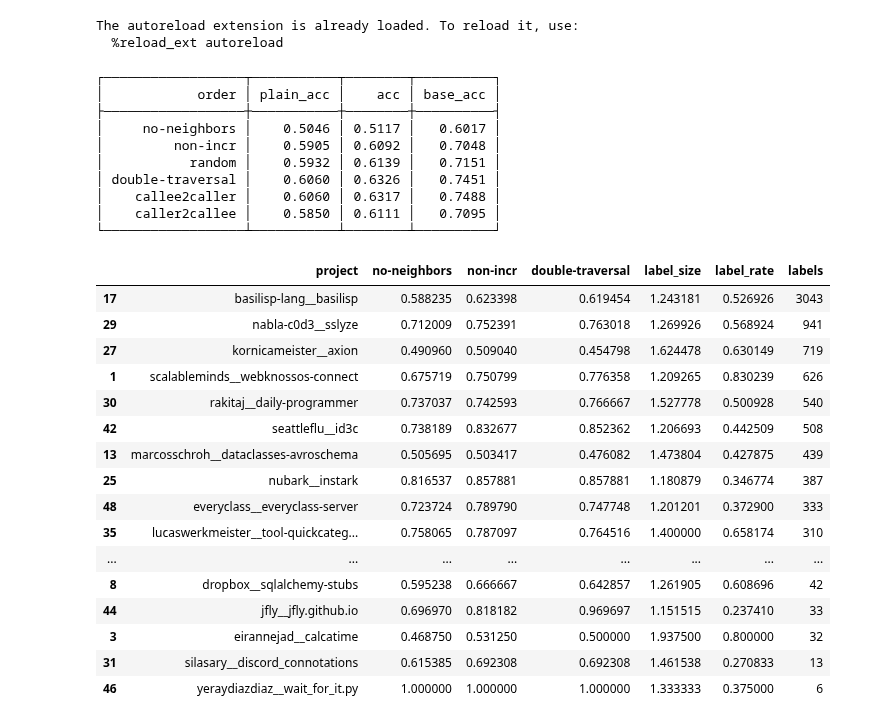
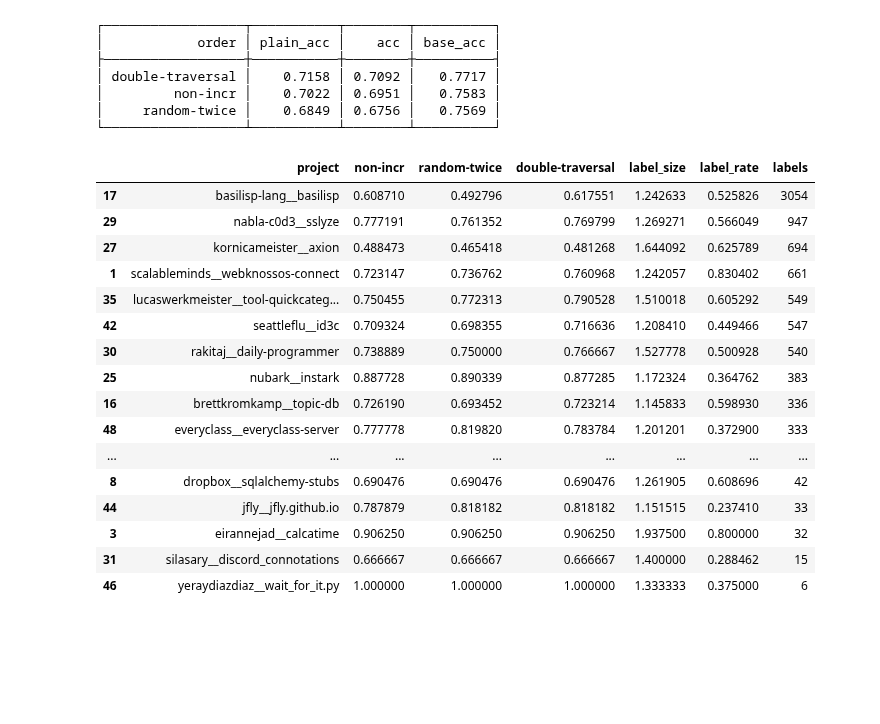
Before and after one commit to utopia-group/TypeT5, a Jupyter notebook: scripts/analyze_decoding_results.ipynb, the cells around one changed output. Cells and saved outputs as stored; diff of their text form; code cells hidden in the pictures; blank space fills up the shorter version.

Commit message:
Update to model-v6.
Improve AnnAssign type masking.

Improve dataset creation performance.

```diff
--- a/scripts/analyze_decoding_results.ipynb
+++ b/scripts/analyze_decoding_results.ipynb
@@ -15,12 +15,9 @@ os.chdir(proj_root())
 # gpu_id = 1
 # modeldir = get_model_dir()
 
-model_name="model-v5--TrainingConfig(drop_env_types=False)"
-# dataset_name = "ManyTypes4Py"
-dataset_name = "SPOT-src"
+model_name="model-v6--TrainingConfig(drop_env_types=False)"
+dataset_name = "ManyTypes4Py"
+# dataset_name = "SPOT-src"
-# %% [output]
-The autoreload extension is already loaded. To reload it, use:
-  %reload_ext autoreload
 # %%
 from spot.utils import *
 from spot.function_dataset import data_project_from_dir
@@ -36,17 +33,12 @@ test_projects = pmap(
 assert len(test_projects) > 0
 # %%
 from spot.function_decoding import DecodingOrders, EvalResult
+import re
 
 results_dir = get_eval_dir(dataset_name, model_name)
 
-decode_orders = {
-    "no-neighbors": DecodingOrders.IndependentOrder(),
-    "non-incr": DecodingOrders.IndependentOrder(),
-    "random": DecodingOrders.RandomOrder(),
-    "double-traversal": DecodingOrders.DoubleTraversal(),
-    "callee2caller": DecodingOrders.Callee2Caller(),
-    "caller2callee": DecodingOrders.Caller2Callee(),
-}
+decode_orders = [m.group(1) for f in results_dir.iterdir() if (m:=re.match(r"(.+)-EvalResult\.pkl", f.name)) is not None]
+decode_orders.sort()
 
 evals = dict[str, EvalResult]()
 
@@ -70,35 +62,21 @@ for oname in decode_orders:
     results_table.add_row([oname, *accs])
 
 print(results_table)
-write_file(results_dir / "comparison.txt", results_table.get_string())
+# write_file(results_dir / "comparison.txt", results_table.get_string())
 # %% [output]
 ┌──────────────────┬───────────┬────────┬──────────┐
 │            order │ plain_acc │    acc │ base_acc │
 ├──────────────────┼───────────┼────────┼──────────┤
-│     no-neighbors │    0.5046 │ 0.5117 │   0.6017 │
-│         non-incr │    0.5905 │ 0.6092 │   0.7048 │
-│           random │    0.5932 │ 0.6139 │   0.7151 │
-│ double-traversal │    0.6060 │ 0.6326 │   0.7451 │
-│    callee2caller │    0.6060 │ 0.6317 │   0.7488 │
-│    caller2callee │    0.5850 │ 0.6111 │   0.7095 │
+│ double-traversal │    0.7158 │ 0.7092 │   0.7717 │
+│         non-incr │    0.7022 │ 0.6951 │   0.7583 │
+│     random-twice │    0.6849 │ 0.6756 │   0.7569 │
 └──────────────────┴───────────┴────────┴──────────┘
-# %%
-import pandas as pd
-from spot.type_env import AccuracyMetric
-
-
-common_type_names = ModelWrapper.load_common_type_names(get_model_dir() / model_name)
-metrics = AccuracyMetric.default_metrics(common_type_names)
-strategy2acc = {
-    s: evals[s].error_analysis(None, acc_metric).accuracies[acc_metric.name]
-    for s in evals
-}
 # %%
 
 projects = [p.root_dir.name for p in test_projects]
 acc_metric = AccuracyMetric(common_type_names)
 
-strategies_to_show = ["no-neighbors", "non-incr", "double-traversal"]
+strategies_to_show = ["non-incr", "random-twice", "double-traversal"]
 strategy2accs = {
     s: [
         evals[s].error_analysis(pname, acc_metric).accuracies[acc_metric.name]
@@ -108,49 +86,49 @@ strategy2accs = {
 }
 
 n_annots = [
     sum(e.get_signature().n_annots() for e in p.all_elems()) for p in test_projects
 ]
 # n_labels = [
 #     sum(e.get_signature().n_annotated() for e in p.all_elems()) for p in test_projects
 # ]
 n_labels = [x.n_total for x in strategy2accs[strategies_to_show[0]]]
 label_sizes = [
     evals[strategies_to_show[0]]
     .error_analysis(pname, acc_metric)
     .accuracies[f"{acc_metric.name}_label_size"]
     for pname in projects
 ]
 
 label_rates = [a / b for a, b in zip(n_labels, n_annots)]
 
 df = pd.DataFrame(
     {
         "project": projects,
         **{n: [x.acc for x in xs] for n, xs in strategy2accs.items()},
         "label_size": label_sizes,
         "label_rate": label_rates,
         "labels": n_labels,
     }
 )
 df_sorted = df.sort_values(by=["labels"], ascending=False)
 df_sorted
 # %% [output]
-|  | project | no-neighbors | non-incr | double-traversal | label_size | label_rate | labels |
-| 17 | basilisp-lang__basilisp | 0.588235 | 0.623398 | 0.619454 | 1.243181 | 0.526926 | 3043 |
-| 29 | nabla-c0d3__sslyze | 0.712009 | 0.752391 | 0.763018 | 1.269926 | 0.568924 | 941 |
-| 27 | kornicameister__axion | 0.490960 | 0.509040 | 0.454798 | 1.624478 | 0.630149 | 719 |
-| 1 | scalableminds__webknossos-connect | 0.675719 | 0.750799 | 0.776358 | 1.209265 | 0.830239 | 626 |
-| 30 | rakitaj__daily-programmer | 0.737037 | 0.742593 | 0.766667 | 1.527778 | 0.500928 | 540 |
-| 42 | seattleflu__id3c | 0.738189 | 0.832677 | 0.852362 | 1.206693 | 0.442509 | 508 |
-| 13 | marcosschroh__dataclasses-avroschema | 0.505695 | 0.503417 | 0.476082 | 1.473804 | 0.427875 | 439 |
-| 25 | nubark__instark | 0.816537 | 0.857881 | 0.857881 | 1.180879 | 0.346774 | 387 |
-| 48 | everyclass__everyclass-server | 0.723724 | 0.789790 | 0.747748 | 1.201201 | 0.372900 | 333 |
-| 35 | lucaswerkmeister__tool-quickcateg... | 0.758065 | 0.787097 | 0.764516 | 1.400000 | 0.658174 | 310 |
+|  | project | non-incr | random-twice | double-traversal | label_size | label_rate | labels |
+| 17 | basilisp-lang__basilisp | 0.608710 | 0.492796 | 0.617551 | 1.242633 | 0.525826 | 3054 |
+| 29 | nabla-c0d3__sslyze | 0.777191 | 0.761352 | 0.769799 | 1.269271 | 0.566049 | 947 |
+| 27 | kornicameister__axion | 0.488473 | 0.465418 | 0.481268 | 1.644092 | 0.625789 | 694 |
+| 1 | scalableminds__webknossos-connect | 0.723147 | 0.736762 | 0.760968 | 1.242057 | 0.830402 | 661 |
+| 35 | lucaswerkmeister__tool-quickcateg... | 0.750455 | 0.772313 | 0.790528 | 1.510018 | 0.605292 | 549 |
+| 42 | seattleflu__id3c | 0.709324 | 0.698355 | 0.716636 | 1.208410 | 0.449466 | 547 |
+| 30 | rakitaj__daily-programmer | 0.738889 | 0.750000 | 0.766667 | 1.527778 | 0.500928 | 540 |
+| 25 | nubark__instark | 0.887728 | 0.890339 | 0.877285 | 1.172324 | 0.364762 | 383 |
+| 16 | brettkromkamp__topic-db | 0.726190 | 0.693452 | 0.723214 | 1.145833 | 0.598930 | 336 |
+| 48 | everyclass__everyclass-server | 0.777778 | 0.819820 | 0.783784 | 1.201201 | 0.372900 | 333 |
 | ... | ... | ... | ... | ... | ... | ... | ... |
-| 8 | dropbox__sqlalchemy-stubs | 0.595238 | 0.666667 | 0.642857 | 1.261905 | 0.608696 | 42 |
-| 44 | jfly__jfly.github.io | 0.696970 | 0.818182 | 0.969697 | 1.151515 | 0.237410 | 33 |
-| 3 | eirannejad__calcatime | 0.468750 | 0.531250 | 0.500000 | 1.937500 | 0.800000 | 32 |
-| 31 | silasary__discord_connotations | 0.615385 | 0.692308 | 0.692308 | 1.461538 | 0.270833 | 13 |
+| 8 | dropbox__sqlalchemy-stubs | 0.690476 | 0.690476 | 0.690476 | 1.261905 | 0.608696 | 42 |
+| 44 | jfly__jfly.github.io | 0.787879 | 0.818182 | 0.818182 | 1.151515 | 0.237410 | 33 |
+| 3 | eirannejad__calcatime | 0.906250 | 0.906250 | 0.906250 | 1.937500 | 0.800000 | 32 |
+| 31 | silasary__discord_connotations | 0.666667 | 0.666667 | 0.666667 | 1.400000 | 0.288462 | 15 |
 | 46 | yeraydiazdiaz__wait_for_it.py | 1.000000 | 1.000000 | 1.000000 | 1.333333 | 0.375000 | 6 |
 # %%
 df
```
Also changed, not shown: parts of 5 cells of this notebook, 8 other files.
